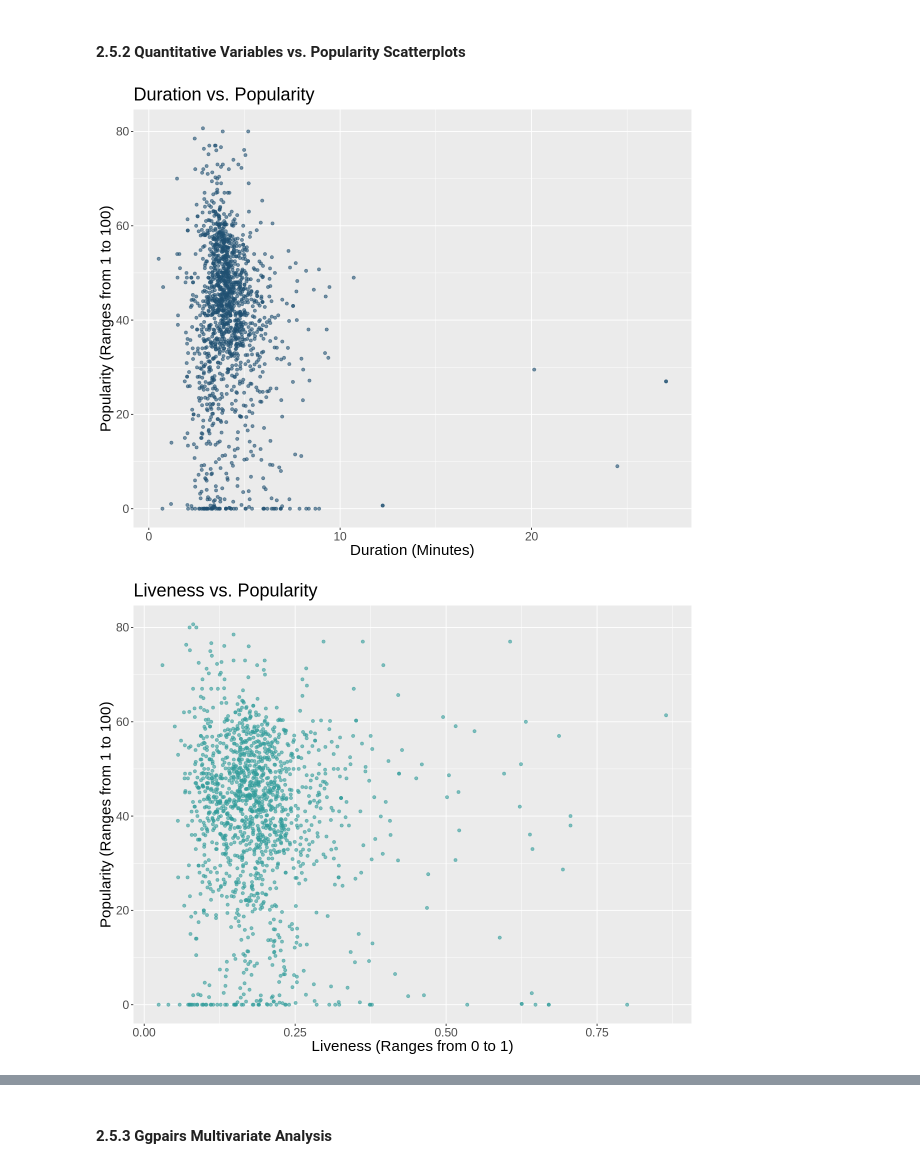
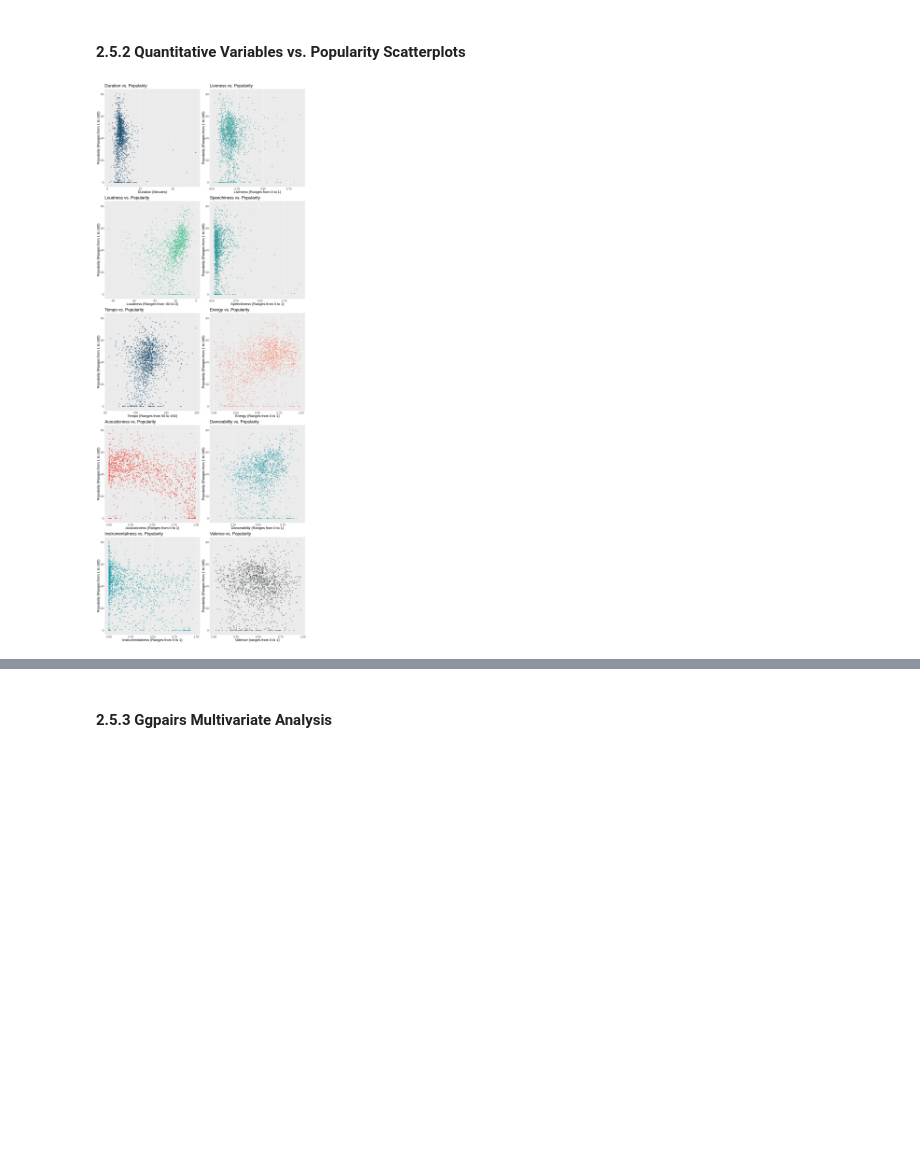
Before and after one commit to paulh777/dsci100prj, a Jupyter notebook: proposal/group1_project_proposal.ipynb, the cells around one changed output, grey strips where cells are left out. Saved outputs shown, nothing was run; the diff lists cells and outputs as text; code cells hidden in the pictures; blank space fills up the shorter version.

```diff
--- a/proposal/group1_project_proposal.ipynb
+++ b/proposal/group1_project_proposal.ipynb
@@ -218,8 +202,6 @@ duration_plot = ggplot(popularity_num2, aes(x = duration_min, y = popularity)) +
         title= "Duration vs. Popularity"
         ) + theme(text = element_text(size = 18))
 
-duration_plot
-
 liveness_plot = ggplot(popularity_num2, aes(x = liveness, y = popularity)) +
     geom_point(alpha=0.6, colour="#329D9C") +
     labs(
@@ -227,8 +209,6 @@ liveness_plot = ggplot(popularity_num2, aes(x = liveness, y = popularity)) +
         y= "Popularity (Ranges from 1 to 100)",
         title= "Liveness vs. Popularity"
         ) + theme(text = element_text(size = 18))
-
-liveness_plot
 
 loudness_plot = ggplot(popularity_num2, aes(x = loudness, y = popularity)) +
     geom_point(alpha=0.6, colour="#56C596") +
@@ -238,8 +218,6 @@ loudness_plot = ggplot(popularity_num2, aes(x = loudness, y = popularity)) +
         title= "Loudness vs. Popularity"
         ) + theme(text = element_text(size = 18))
 
-loudness_plot
-
 speechiness_plot = ggplot(popularity_num2, aes(x = speechiness, y = popularity)) +
     geom_point(alpha=0.6, colour="#329D9C") +
     labs(
@@ -247,8 +225,6 @@ speechiness_plot = ggplot(popularity_num2, aes(x = speechiness, y = popularity))
         y= "Popularity (Ranges from 1 to 100)",
         title= "Speechiness vs. Popularity"
         ) + theme(text = element_text(size = 18))
-
-speechiness_plot
 
 tempo_plot = ggplot(popularity_num2, aes(x = tempo, y = popularity)) +
     geom_point(alpha=0.6, colour="#205072") +
@@ -258,8 +234,6 @@ tempo_plot = ggplot(popularity_num2, aes(x = tempo, y = popularity)) +
         title= "Tempo vs. Popularity"
         ) + theme(text = element_text(size = 18))
 
-tempo_plot
-
 energy_plot = ggplot(popularity_num2, aes(x = energy, y = popularity)) +
     geom_point(alpha=0.6, colour="#fe8a71") +
     labs(
@@ -267,8 +241,6 @@ energy_plot = ggplot(popularity_num2, aes(x = energy, y = popularity)) +
         y= "Popularity (Ranges from 1 to 100)",
         title= "Energy vs. Popularity"
         ) + theme(text = element_text(size = 18))
-
-energy_plot
 
 acousticness_plot = ggplot(popularity_num2, aes(x = acousticness, y = popularity)) +
     geom_point(alpha=0.6, colour="#ee4035") +
@@ -276,39 +248,34 @@ acousticness_plot = ggplot(popularity_num2, aes(x = acousticness, y = popularity
         x="Acousticness (Ranges from 0 to 1)",
         y= "Popularity (Ranges from 1 to 100)",
         title= "Acousticness vs. Popularity"
         ) + theme(text = element_text(size = 18))
 
-acousticness_plot
-
 danceability_plot = ggplot(popularity_num2, aes(x = danceability, y = popularity)) +
     geom_point(alpha=0.6, colour="#3da4ab") +
     labs(
         x="Danceability (Ranges from 0 to 1)",
         y= "Popularity (Ranges from 1 to 100)",
         title= "Danceability vs. Popularity"
         ) + theme(text = element_text(size = 18))
-
-danceability_plot
 
 instrumentalness_plot = ggplot(popularity_num2, aes(x = instrumentalness, y = popularity)) +
     geom_point(alpha=0.6, colour="#0e9aa7") +
     labs(
         x="Instrumentalness (Ranges from 0 to 1)",
         y= "Popularity (Ranges from 1 to 100)",
         title= "Instrumentalness vs. Popularity"
         ) + theme(text = element_text(size = 18))
 
-instrumentalness_plot
-
 valence_plot = ggplot(popularity_num2, aes(x = valence, y = popularity)) +
     geom_point(alpha=0.6, colour="#4a4e4d") +
     labs(
         x="Valence (ranges from 0 to 1)",
         y= "Popularity (Ranges from 1 to 100)",
         title= "Valence vs. Popularity"
         ) + theme(text = element_text(size = 18))
 
-valence_plot
+options(repr.plot.width = 15, repr.plot.height = 40)
+plot_grid(duration_plot, liveness_plot, loudness_plot, speechiness_plot, tempo_plot, energy_plot,
+          acousticness_plot, danceability_plot, instrumentalness_plot, valence_plot, ncol = 2)
 # %% [output]
-[figure, old version]
+[figure, new version]
-[figure, removed]
```
Also changed, not shown: parts of 12 cells of this notebook.
